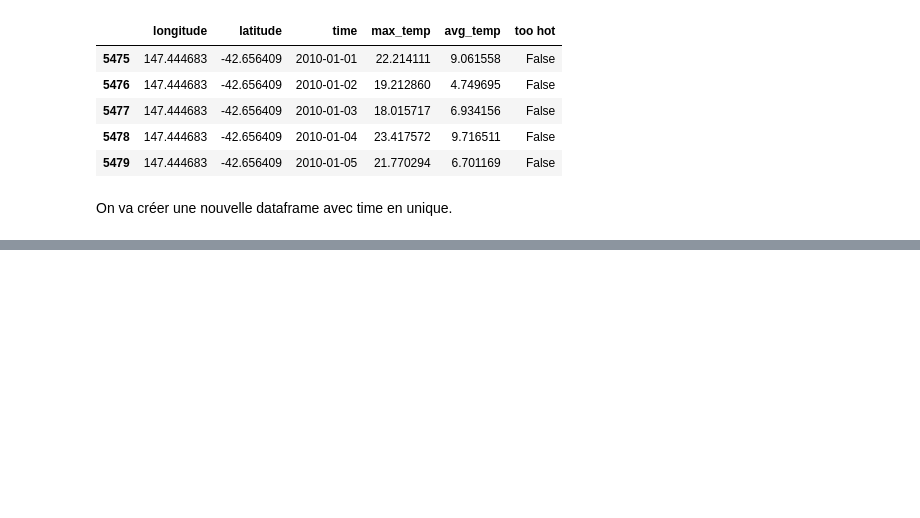
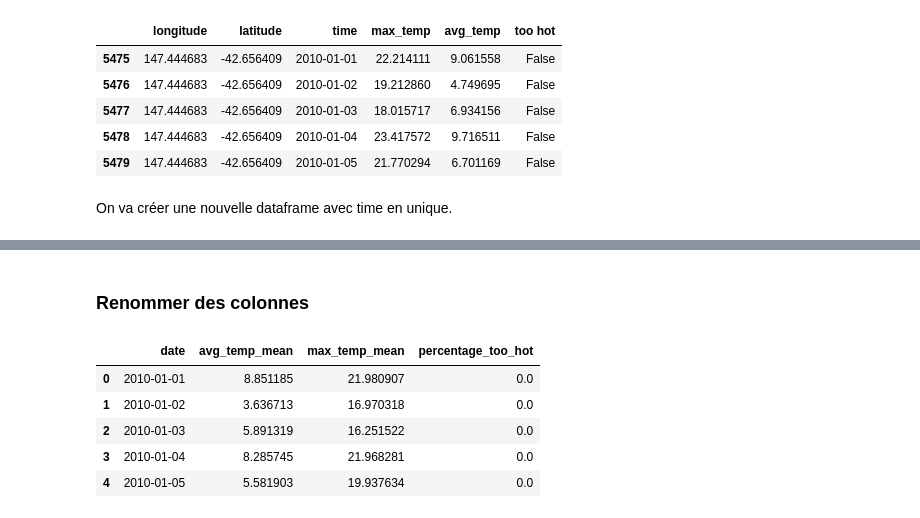
Before and after one commit to colasangela/prepa_test_technique, a Jupyter notebook: main_questions.ipynb, the cells around one changed output, grey strips where cells are left out. Drawn from its saved outputs; the diff is of its cells as text; code cells hidden in the pictures; blank space fills up the shorter version.

```diff
--- a/main_questions.ipynb
+++ b/main_questions.ipynb
@@ -360,0 +363,12 @@ df_bilan
+# %% [markdown]
+### Renommer des colonnes
+# %%
+df_bilan.rename(columns={"time":"date"}, inplace=True)
+df_bilan.head(5)
+# %% [output]
+|  | date | avg_temp_mean | max_temp_mean | percentage_too_hot |
+| 0 | 2010-01-01 | 8.851185 | 21.980907 | 0.0 |
+| 1 | 2010-01-02 | 3.636713 | 16.970318 | 0.0 |
+| 2 | 2010-01-03 | 5.891319 | 16.251522 | 0.0 |
+| 3 | 2010-01-04 | 8.285745 | 21.968281 | 0.0 |
+| 4 | 2010-01-05 | 5.581903 | 19.937634 | 0.0 |
```
Also changed, not shown: parts of 14 cells of this notebook.
